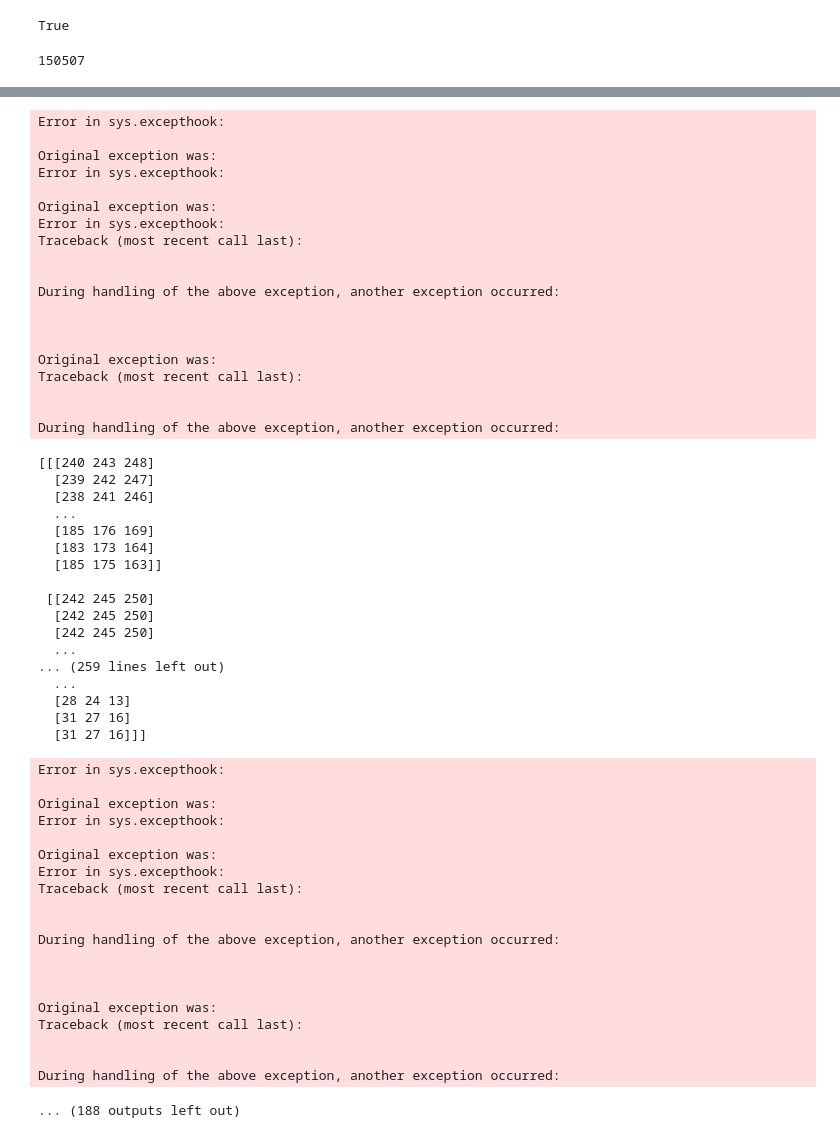
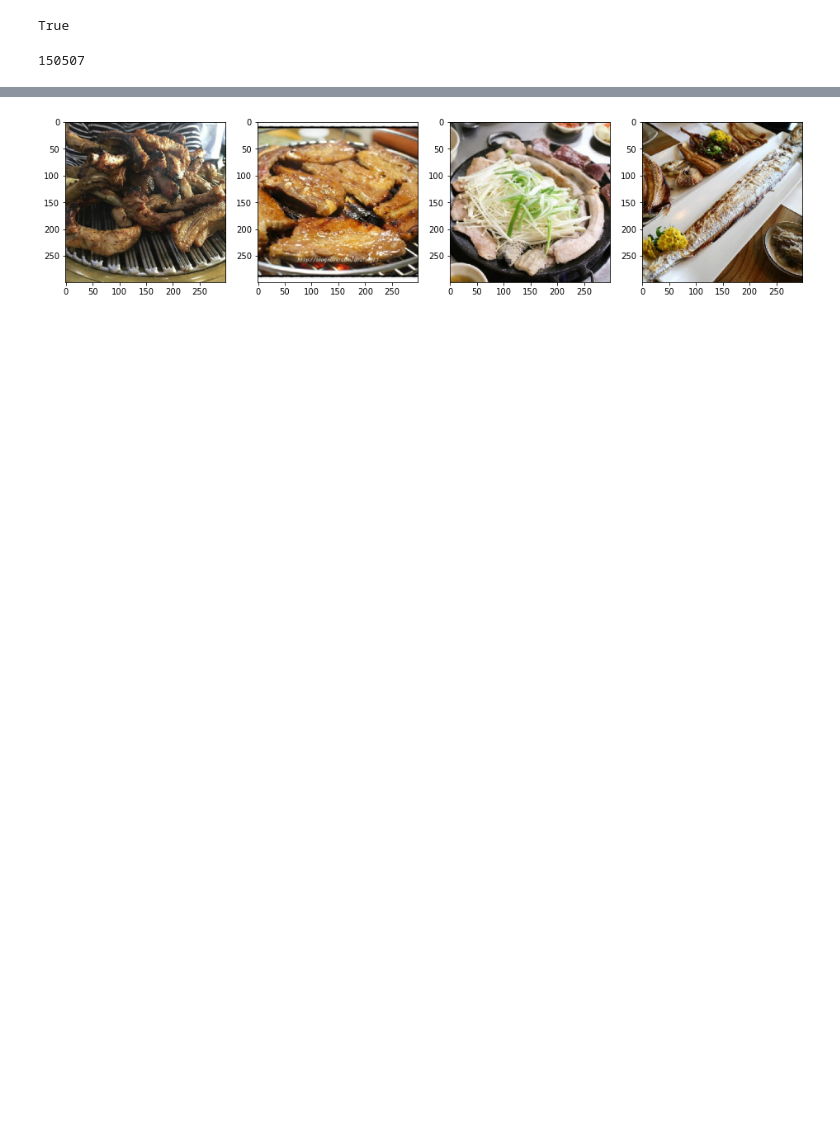
Before and after one commit to kimhwijin/KFood_Models, a Jupyter notebook: KFood_Dataset.ipynb, the cells around one changed output, grey strips where cells are left out. Saved outputs shown, nothing was run; the diff lists cells and outputs as text; code cells hidden in the pictures; blank space fills up the shorter version.

```diff
--- a/KFood_Dataset.ipynb
+++ b/KFood_Dataset.ipynb
@@ -121,8 +121,8 @@ def central_crop(image):
 
 def resizing_image(image, label):
     image = central_crop(image)
-    image = tf.cast(image, tf.uint8)
-    return tf.image.resize(image, [224, 224], method="nearest"), label
+    image = tf.image.resize(image, [299, 299], method="nearest")
+    return image, label
 # %%
 def make_kfood_dataset(filepaths, n_read_threads=5, shuffle_buffer_size=None, n_parse_threads=5, batch_size=32, cache=False):
 
@@ -141,11 +141,13 @@ def make_kfood_dataset(filepaths, n_read_threads=5, shuffle_buffer_size=None, n_
 #데이터셋 생성
 dataset = make_kfood_dataset(image_paths, shuffle_buffer_size=10000, n_parse_threads=tf.data.AUTOTUNE)
 # %%
-for images, labels in dataset.take(1):
-    plt.figure(figsize=(16,8))
-    plt.axis("off")
-    for i in range(4):
-        plt.subplot(1, 4, i+1)
-        plt.imshow(images[i]/255.)
-        print(bytes(tf_class_to_label[int(labels[i])].numpy()).decode('utf-8'))
+def dataset_image_plot_4():
+    for images, labels in dataset.take(1):
+        plt.figure(figsize=(16,8))
+        plt.axis("off")
+        for i in range(4):
+            plt.subplot(1, 4, i+1)
+            image = tf.cast(images[i], dtype=tf.float32)
+            plt.imshow(image / 255.)
+            print(bytes(tf_class_to_label[int(labels[i])].numpy()).decode('utf-8'))
 # %% [output]
@@ -285,56 +166 @@ During handling of the above exception, another exception occurred:
-Error in sys.excepthook:
-
-Original exception was:
-Error in sys.excepthook:
-
-Original exception was:
-Error in sys.excepthook:
-Traceback (most recent call last):
-
-
-During handling of the above exception, another exception occurred:
-
-
-
-Original exception was:
-Traceback (most recent call last):
-
-
-During handling of the above exception, another exception occurred:
-[[[240 243 248]
-  [239 242 247]
-  [238 241 246]
-  ...
-  [185 176 169]
-  [183 173 164]
-  [185 175 163]]
-
- [[242 245 250]
-  [242 245 250]
-  [242 245 250]
-  ...
-... (259 lines left out)
-  ...
-  [28 24 13]
-  [31 27 16]
-  [31 27 16]]]
-Error in sys.excepthook:
-
-Original exception was:
-Error in sys.excepthook:
-
-Original exception was:
-Error in sys.excepthook:
-Traceback (most recent call last):
-
-
-During handling of the above exception, another exception occurred:
-
-
-
-Original exception was:
-Traceback (most recent call last):
-
-
-During handling of the above exception, another exception occurred:
-... (188 outputs left out)
+[figure, added]
```
Also changed, not shown: parts of 5 cells of this notebook, 1 other file.
